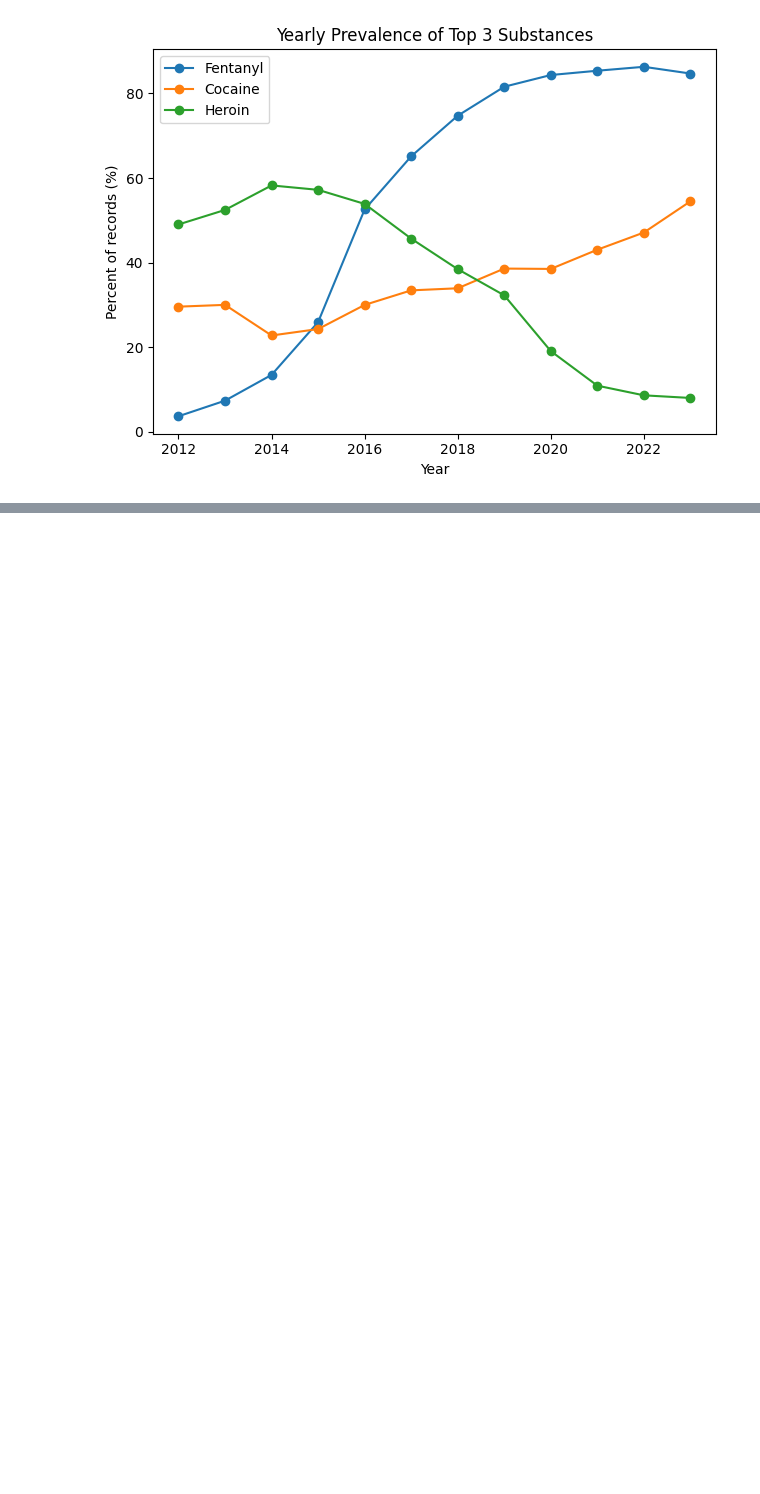
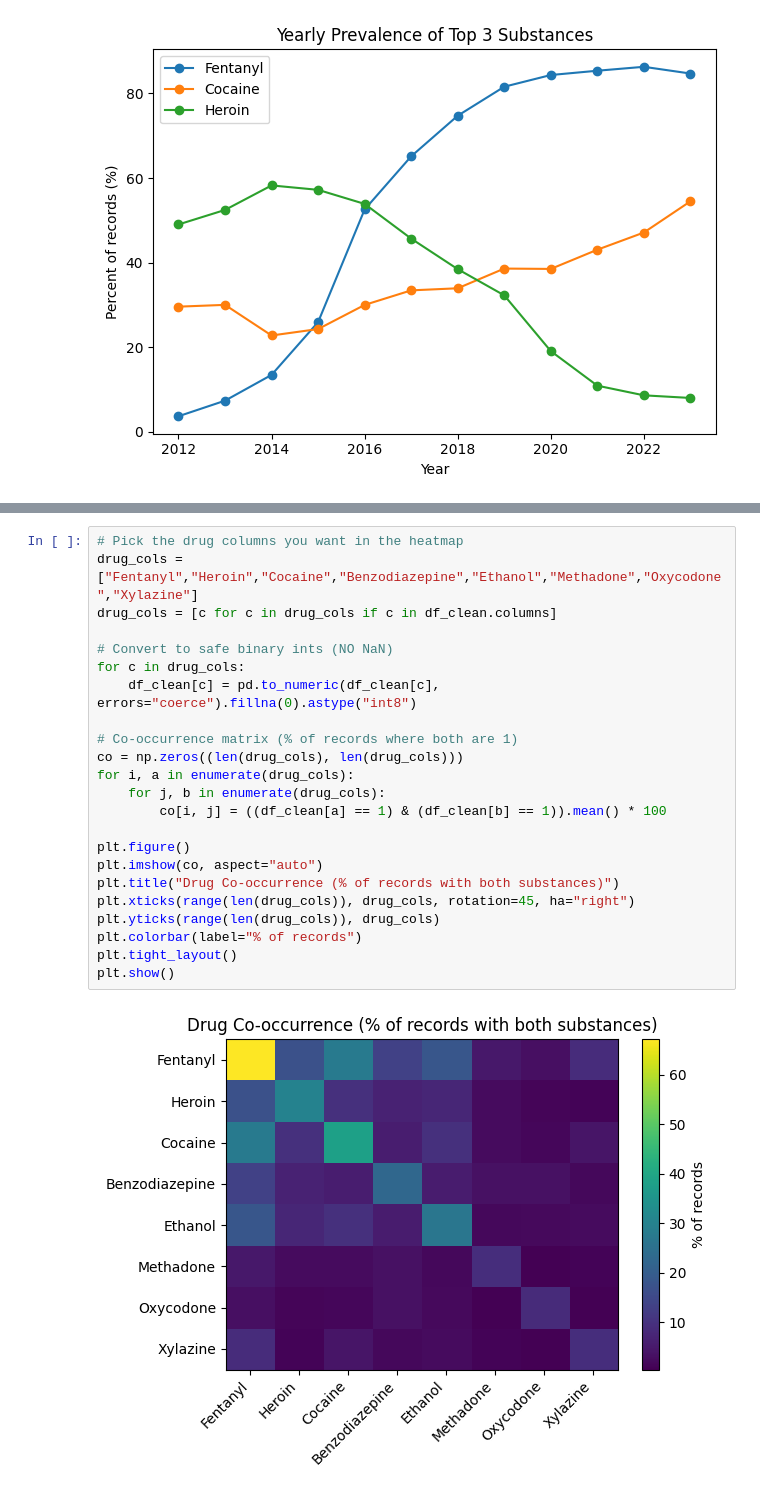
Before and after one commit to cryobsidian/assg1, a Jupyter notebook: analysis1.ipynb, the cells around one changed output, grey strips where cells are left out. Drawn from its saved outputs; the diff is of its cells as text; blank space fills up the shorter version.

```diff
--- a/analysis1.ipynb
+++ b/analysis1.ipynb
@@ -350,0 +387,25 @@ plt.show()
+# %%
+# Pick the drug columns you want in the heatmap
+drug_cols = ["Fentanyl","Heroin","Cocaine","Benzodiazepine","Ethanol","Methadone","Oxycodone","Xylazine"]
+drug_cols = [c for c in drug_cols if c in df_clean.columns]
+
+# Convert to safe binary ints (NO NaN)
+for c in drug_cols:
+    df_clean[c] = pd.to_numeric(df_clean[c], errors="coerce").fillna(0).astype("int8")
+
+# Co-occurrence matrix (% of records where both are 1)
+co = np.zeros((len(drug_cols), len(drug_cols)))
+for i, a in enumerate(drug_cols):
+    for j, b in enumerate(drug_cols):
+        co[i, j] = ((df_clean[a] == 1) & (df_clean[b] == 1)).mean() * 100
+
+plt.figure()
+plt.imshow(co, aspect="auto")
+plt.title("Drug Co-occurrence (% of records with both substances)")
+plt.xticks(range(len(drug_cols)), drug_cols, rotation=45, ha="right")
+plt.yticks(range(len(drug_cols)), drug_cols)
+plt.colorbar(label="% of records")
+plt.tight_layout()
+plt.show()
+# %% [output]
+[figure, added]
```
Also changed, not shown: parts of 3 cells of this notebook.
